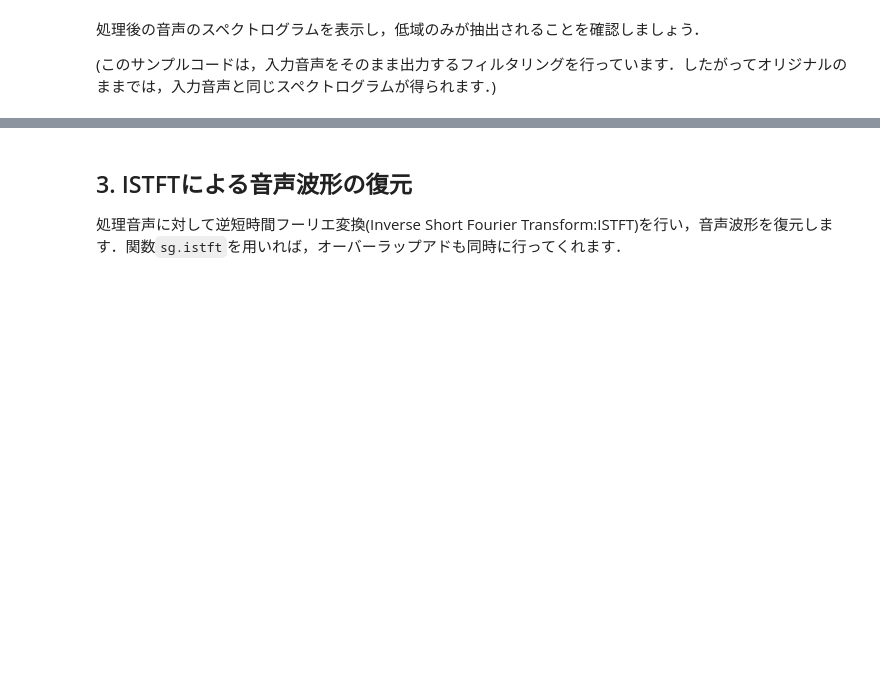
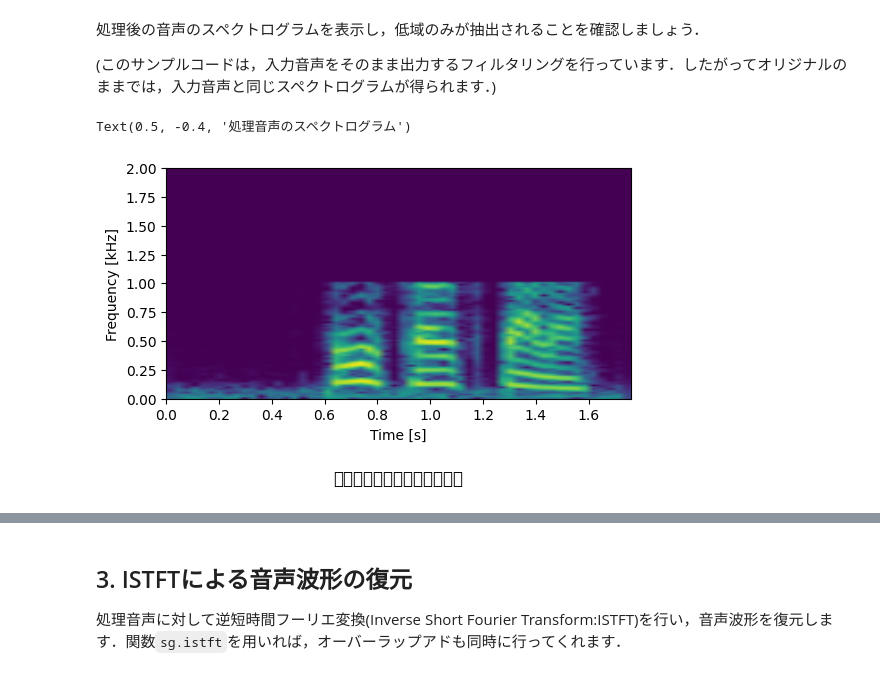
Before and after one commit to yukisuzuki121210240311-lgtm/SougouEnshu-A, a Jupyter notebook: ensyu_3_1.ipynb, the cells around one changed output, grey strips where cells are left out. Saved outputs shown, nothing was run; the diff lists cells and outputs as text; code cells hidden in the pictures; blank space fills up the shorter version.

```diff
--- a/ensyu_3_1.ipynb
+++ b/ensyu_3_1.ipynb
@@ -236,13 +185,43 @@ for fc in [1000, 500]:
 cutoff_f = 1000   # カットオフ周波数を1000Hzとする
 
 # 周波数マスク
-H = np.ones(X.shape)  # すべての周波数成分で1の値をもつ周波数マスク
+H = np.zeros(X.shape)  # すべての周波数成分を0で初期化
+
+# 1000Hz 以下の周波数成分を1にする
+H[f <= cutoff_f, :] = 1
 #--------------------------------------
 #↑↑ここまで
 
+# 低域通過フィルタの条件：
+# - カットオフ周波数 : 1000Hz (1000Hzより低い周波数成分のみ抽出する)
+# したがって，作成するマスクは，1000Hz以下の周波数成分に対応する値を1に設定し，1000Hzより高い周波数成分に対応する値を 0 にします．
+#--------------------------------------
+
 # フィルタリング
 Y = H * X
 # %% [markdown]
 処理後の音声のスペクトログラムを表示し，低域のみが抽出されることを確認しましょう．
 
 (このサンプルコードは，入力音声をそのまま出力するフィルタリングを行っています．したがってオリジナルのままでは，入力音声と同じスペクトログラムが得られます．)
+# %%
+# パワースペクトログラムの計算
+S_y = 10*np.log10(np.abs(Y)**2+10**(-8))  # dB単位
+
+# 図の用意
+fig3 = plt.figure(num=2, figsize=(6,3))
+
+# 複数のグラフを作成
+ax1 = fig3.add_subplot(111) # グラフを作成
+
+# 各グラフをプロット
+extent = [t.min(), t.max(), f.min()/1000, f.max()/1000]
+ax1.imshow(S_y, aspect='auto', origin='lower', interpolation='bilinear', extent=extent)
+
+# 軸名・範囲の設定
+ax1.set_ylim([0,2]) # 0~2kHzまでを表示
+ax1.set_ylabel("Frequency [kHz]")
+ax1.set_xlabel("Time [s]")
+plt.title("処理音声のスペクトログラム", y=-0.4)
+# %% [output]
+Text(0.5, -0.4, '処理音声のスペクトログラム')
+[figure, added]
```
Also changed, not shown: parts of 4 cells of this notebook.
